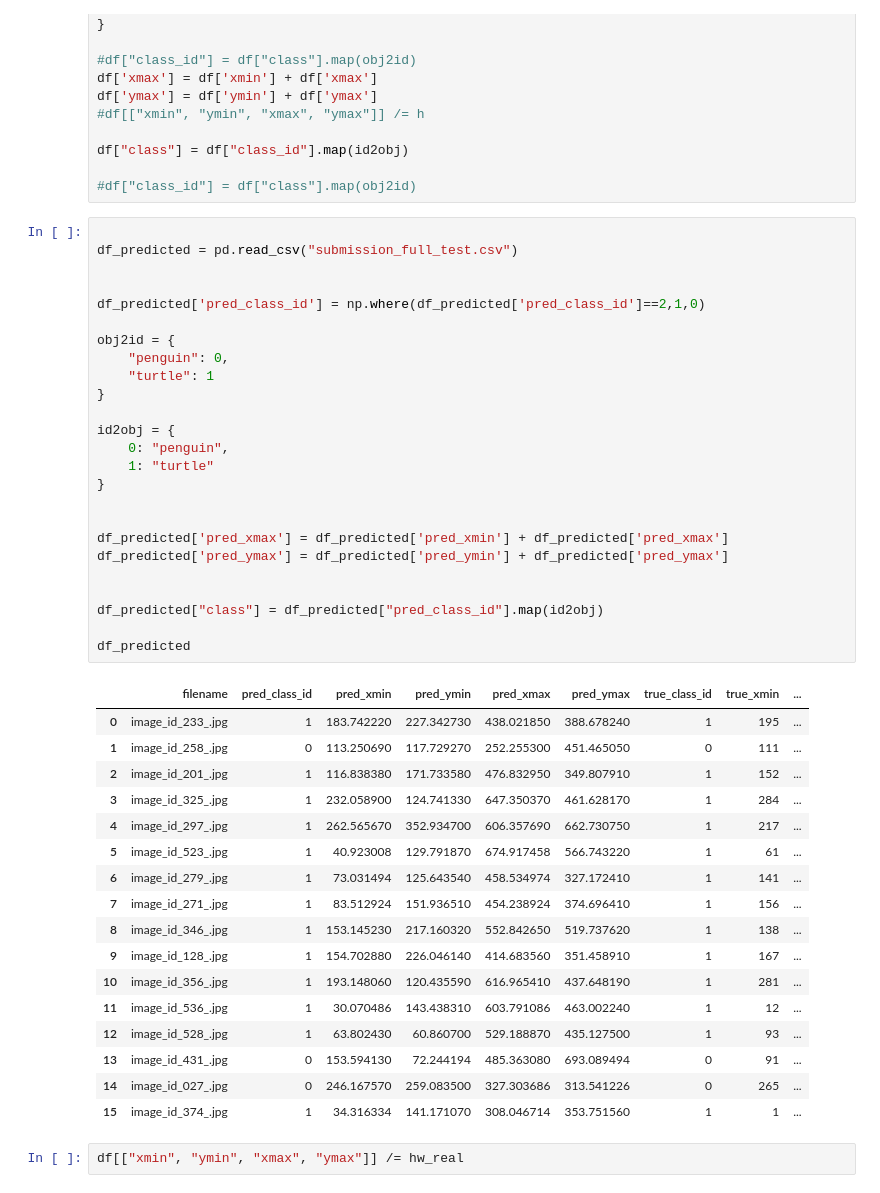
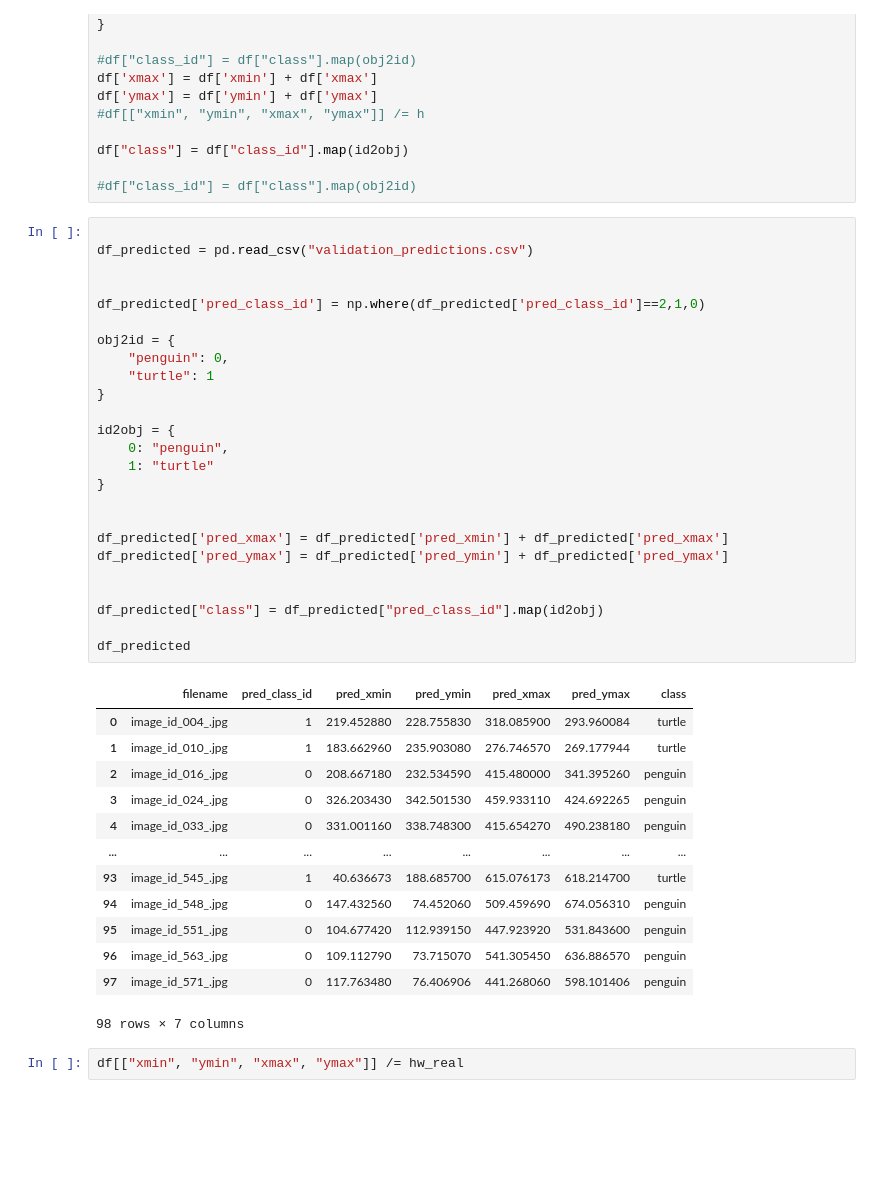
Before and after one commit to Daniel1martinez2/FDA2_final, a Jupyter notebook: show_result.ipynb, the cells around one changed output. Saved outputs shown, nothing was run; the diff lists cells and outputs as text; blank space fills up the shorter version.

```diff
--- a/show_result.ipynb
+++ b/show_result.ipynb
@@ -73,47 +73,43 @@ df["class"] = df["class_id"].map(id2obj)
 #df["class_id"] = df["class"].map(obj2id)
 # %%
 
-df_predicted = pd.read_csv("submission_full_test.csv")
+df_predicted = pd.read_csv("validation_predictions.csv")
 
 
 df_predicted['pred_class_id'] = np.where(df_predicted['pred_class_id']==2,1,0)
 
 obj2id = {
     "penguin": 0,
     "turtle": 1
 }
 
 id2obj = {
     0: "penguin",
     1: "turtle"
 }
 
 
 df_predicted['pred_xmax'] = df_predicted['pred_xmin'] + df_predicted['pred_xmax']
 df_predicted['pred_ymax'] = df_predicted['pred_ymin'] + df_predicted['pred_ymax']
 
 
 df_predicted["class"] = df_predicted["pred_class_id"].map(id2obj)
 
 df_predicted
 # %% [output]
-|  | filename | pred_class_id | pred_xmin | pred_ymin | pred_xmax | pred_ymax | true_class_id | true_xmin | ... |
-| 0 | image_id_233_.jpg | 1 | 183.742220 | 227.342730 | 438.021850 | 388.678240 | 1 | 195 | ... |
-| 1 | image_id_258_.jpg | 0 | 113.250690 | 117.729270 | 252.255300 | 451.465050 | 0 | 111 | ... |
-| 2 | image_id_201_.jpg | 1 | 116.838380 | 171.733580 | 476.832950 | 349.807910 | 1 | 152 | ... |
-| 3 | image_id_325_.jpg | 1 | 232.058900 | 124.741330 | 647.350370 | 461.628170 | 1 | 284 | ... |
-| 4 | image_id_297_.jpg | 1 | 262.565670 | 352.934700 | 606.357690 | 662.730750 | 1 | 217 | ... |
-| 5 | image_id_523_.jpg | 1 | 40.923008 | 129.791870 | 674.917458 | 566.743220 | 1 | 61 | ... |
-| 6 | image_id_279_.jpg | 1 | 73.031494 | 125.643540 | 458.534974 | 327.172410 | 1 | 141 | ... |
-| 7 | image_id_271_.jpg | 1 | 83.512924 | 151.936510 | 454.238924 | 374.696410 | 1 | 156 | ... |
-| 8 | image_id_346_.jpg | 1 | 153.145230 | 217.160320 | 552.842650 | 519.737620 | 1 | 138 | ... |
-| 9 | image_id_128_.jpg | 1 | 154.702880 | 226.046140 | 414.683560 | 351.458910 | 1 | 167 | ... |
-| 10 | image_id_356_.jpg | 1 | 193.148060 | 120.435590 | 616.965410 | 437.648190 | 1 | 281 | ... |
-| 11 | image_id_536_.jpg | 1 | 30.070486 | 143.438310 | 603.791086 | 463.002240 | 1 | 12 | ... |
-| 12 | image_id_528_.jpg | 1 | 63.802430 | 60.860700 | 529.188870 | 435.127500 | 1 | 93 | ... |
-| 13 | image_id_431_.jpg | 0 | 153.594130 | 72.244194 | 485.363080 | 693.089494 | 0 | 91 | ... |
-| 14 | image_id_027_.jpg | 0 | 246.167570 | 259.083500 | 327.303686 | 313.541226 | 0 | 265 | ... |
-| 15 | image_id_374_.jpg | 1 | 34.316334 | 141.171070 | 308.046714 | 353.751560 | 1 | 1 | ... |
+|  | filename | pred_class_id | pred_xmin | pred_ymin | pred_xmax | pred_ymax | class |
+| 0 | image_id_004_.jpg | 1 | 219.452880 | 228.755830 | 318.085900 | 293.960084 | turtle |
+| 1 | image_id_010_.jpg | 1 | 183.662960 | 235.903080 | 276.746570 | 269.177944 | turtle |
+| 2 | image_id_016_.jpg | 0 | 208.667180 | 232.534590 | 415.480000 | 341.395260 | penguin |
+| 3 | image_id_024_.jpg | 0 | 326.203430 | 342.501530 | 459.933110 | 424.692265 | penguin |
+| 4 | image_id_033_.jpg | 0 | 331.001160 | 338.748300 | 415.654270 | 490.238180 | penguin |
+| ... | ... | ... | ... | ... | ... | ... | ... |
+| 93 | image_id_545_.jpg | 1 | 40.636673 | 188.685700 | 615.076173 | 618.214700 | turtle |
+| 94 | image_id_548_.jpg | 0 | 147.432560 | 74.452060 | 509.459690 | 674.056310 | penguin |
+| 95 | image_id_551_.jpg | 0 | 104.677420 | 112.939150 | 447.923920 | 531.843600 | penguin |
+| 96 | image_id_563_.jpg | 0 | 109.112790 | 73.715070 | 541.305450 | 636.886570 | penguin |
+| 97 | image_id_571_.jpg | 0 | 117.763480 | 76.406906 | 441.268060 | 598.101406 | penguin |
+98 rows × 7 columns
 # %%
 df[["xmin", "ymin", "xmax", "ymax"]] /= hw_real
 # %%
```
Also changed, not shown: parts of 4 cells of this notebook, 2 other files.
